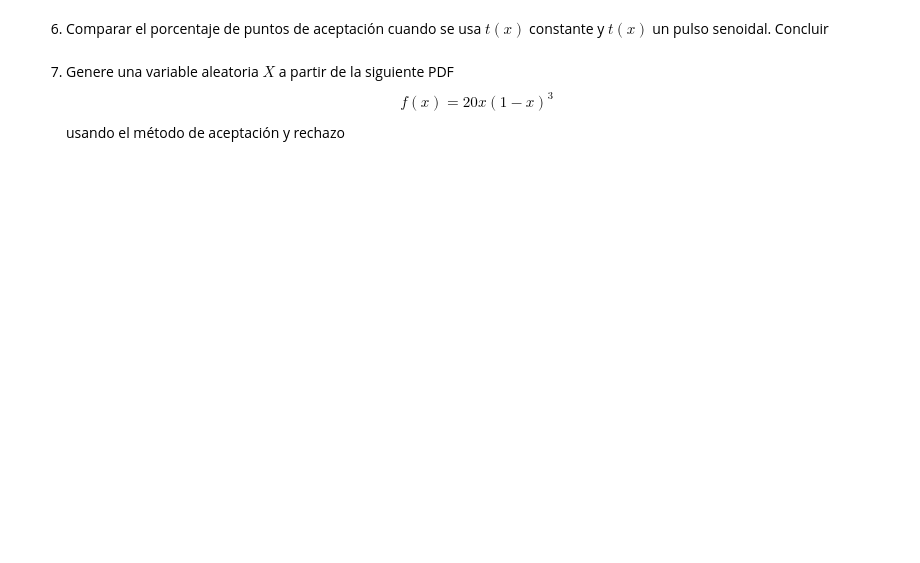
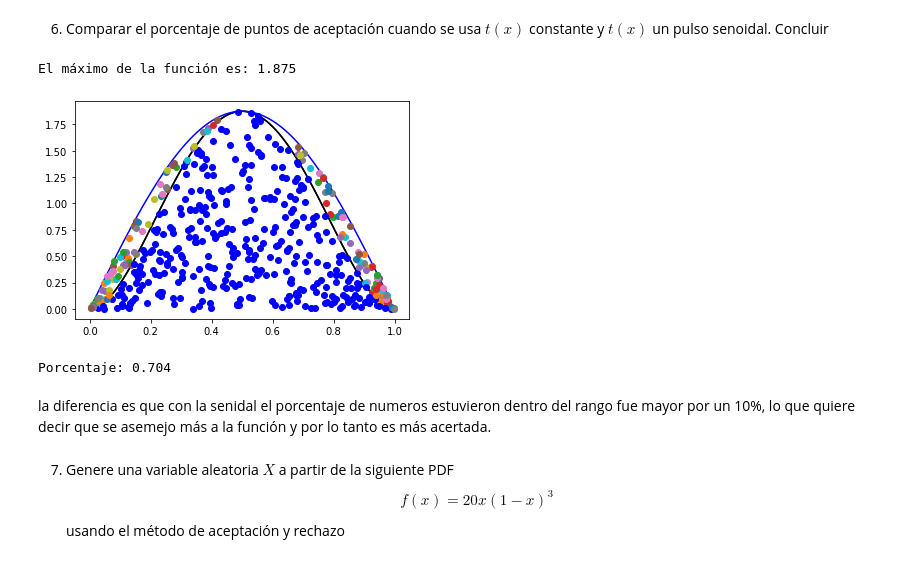
Before and after one commit to jesusalvarezc/Tarea6_MBriones_JAlvarez, a Jupyter notebook: Tarea6.ipynb, the cells around one changed output. Drawn from its saved outputs; the diff is of its cells as text; code cells hidden in the pictures; blank space fills up the shorter version.

```diff
--- a/Tarea6.ipynb
+++ b/Tarea6.ipynb
@@ -89,5 +146,26 @@ El máximo de f es: [1.875]
 # %% [markdown]
 6. Comparar el porcentaje de puntos de aceptación cuando se usa $t(x)$ constante y $t(x)$ un pulso senoidal. Concluir
+# %%
+# Función objetivo
+def obj(x): return 30*(x**2-2*x**3+x**4)
+x = np.arange(0,1,0.01)
+plt.plot(x,obj(x),'k')
+# Encuentro el máximo de la función obj
+c = float(obj(optimize.fmin(lambda x:-obj(x),0,disp=False)))
+print('El máximo de la función es:',c)
+
+t = lambda x: c*np.sin(np.pi * x)
+plt.plot(x,f(x),'k')
+plt.plot(x,t(x),'b')
+R2 = np.random.rand(N)
+R1 = np.random.rand(N)
+print("Porcentaje:",Acep_rechazo(R2,R1,f,t))
+# %% [output]
+El máximo de la función es: 1.875
+[figure, added]
+Porcentaje: 0.704
+# %% [markdown]
+la diferencia es que con la senidal el porcentaje de numeros estuvieron dentro del rango fue mayor por un 10%, lo que quiere decir que se asemejo más a la función y por lo tanto es más acertada.
 # %% [markdown]
 7. Genere una variable aleatoria $X$ a partir de la siguiente PDF
 $$f(x)=20x(1-x)^3$$
```
Also changed, not shown: parts of 6 cells of this notebook.
